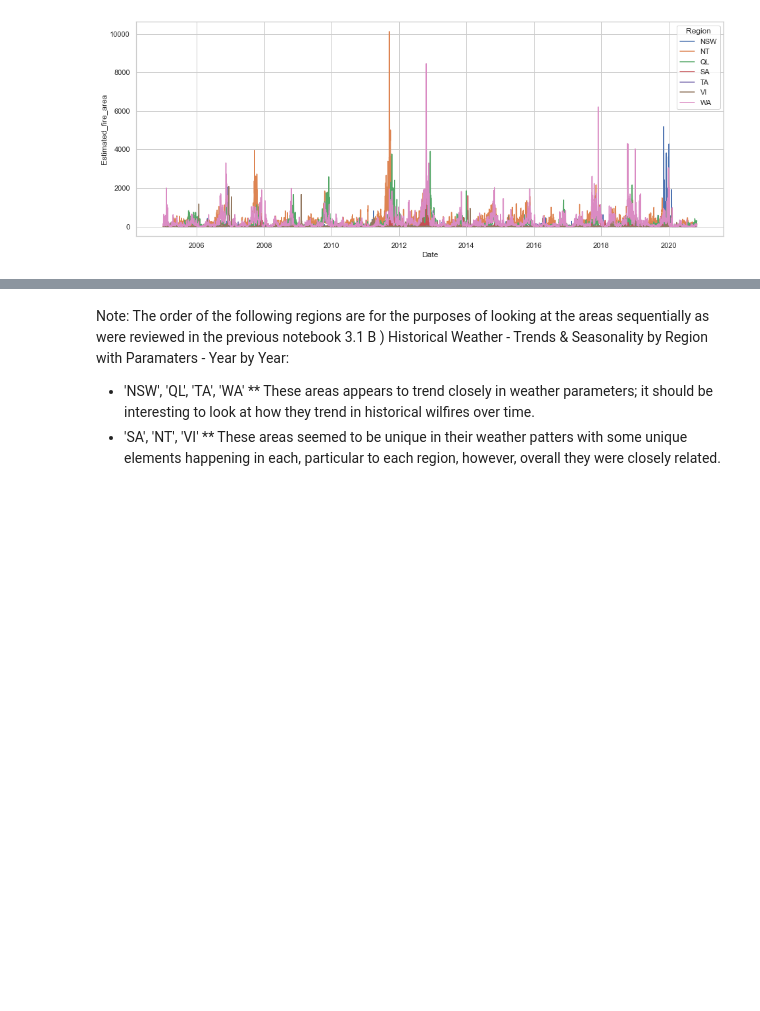
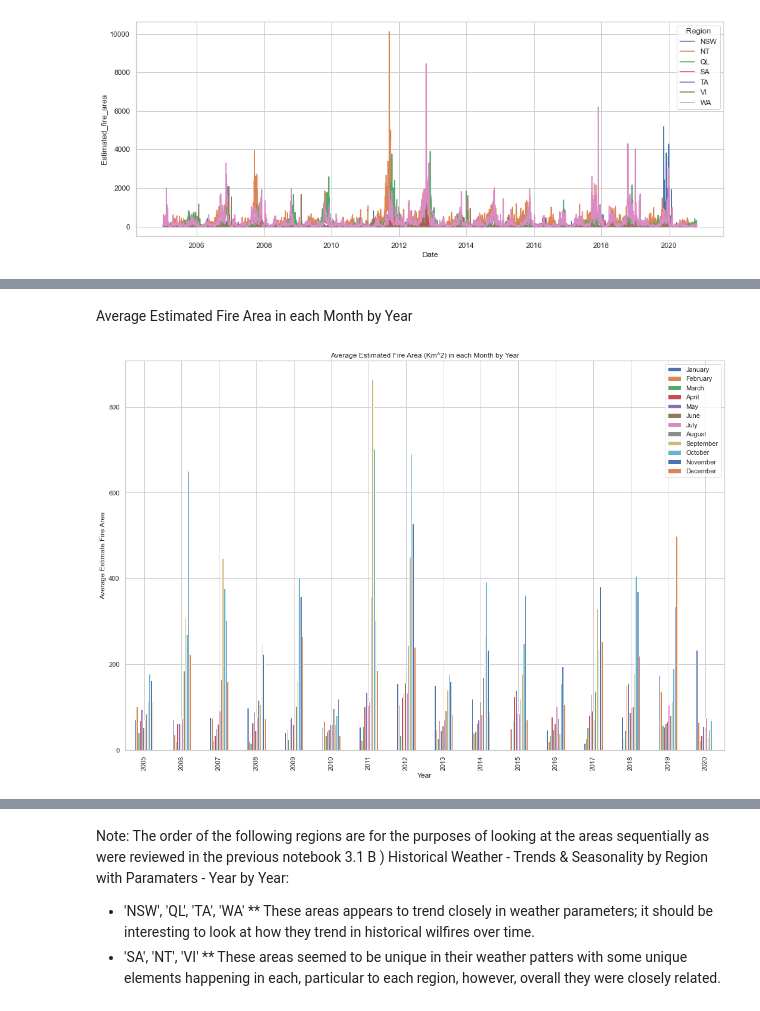
Before and after one commit to ElenaE873/WildfiresAustralia_CallforCode2020, a Jupyter notebook: Trends & Seasonality/3.1 C - 1) EDA - Historical Wildfires - Mean Estimated FIre Area - Trends & Seasonality Year by Year and Regions.ipynb, the cells around one changed output, grey strips where cells are left out. Saved outputs shown, nothing was run; the diff lists cells and outputs as text; code cells hidden in the pictures; blank space fills up the shorter version.

```diff
--- a/Trends & Seasonality/3.1 C - 1) EDA - Historical Wildfires - Mean Estimated FIre Area - Trends & Seasonality Year by Year and Regions.ipynb
+++ b/Trends & Seasonality/3.1 C - 1) EDA - Historical Wildfires - Mean Estimated FIre Area - Trends & Seasonality Year by Year and Regions.ipynb
@@ -80,0 +100,20 @@ g = sns.lineplot(x="Date", y="Estimated_fire_area",hue='Region', data=wildfires_
+# %% [markdown]
+Average Estimated Fire Area in each Month by Year
+# %%
+df_fire_bright = wildfires_df[['Region', 'Date', 'Estimated_fire_area', 'Mean_estimated_fire_brightness', 'Mean_estimated_fire_radiative_power']].copy()
+df_fire_bright['year'] = df_fire_bright['Date'].dt.year
+df_fire_bright['month'] = df_fire_bright['Date'].dt.month
+df_fire_bright['month_name'] = df_fire_bright['Date'].dt.strftime('%B')
+
+f_area = df_fire_bright.groupby(['year', 'month'])[['Estimated_fire_area']].mean().round().reset_index()
+f_area_wide = f_area.pivot(index='year', columns='month', values='Estimated_fire_area').fillna(0).copy()
+list_of_months = pd.to_datetime(f_area['month'], format='%m').dt.strftime('%B').unique().tolist()
+
+f_area_wide.plot(kind='bar', figsize=(18, 12))
+plt.legend(labels=list_of_months)
+plt.title("Average Estimated Fire Area (Km^2) in each Month by Year")
+plt.xlabel("Year")
+plt.ylabel("Average Estimate Fire Area")
+plt.show()
+# %% [output]
+[figure, added]
```
Also changed, not shown: parts of 20 cells of this notebook.
